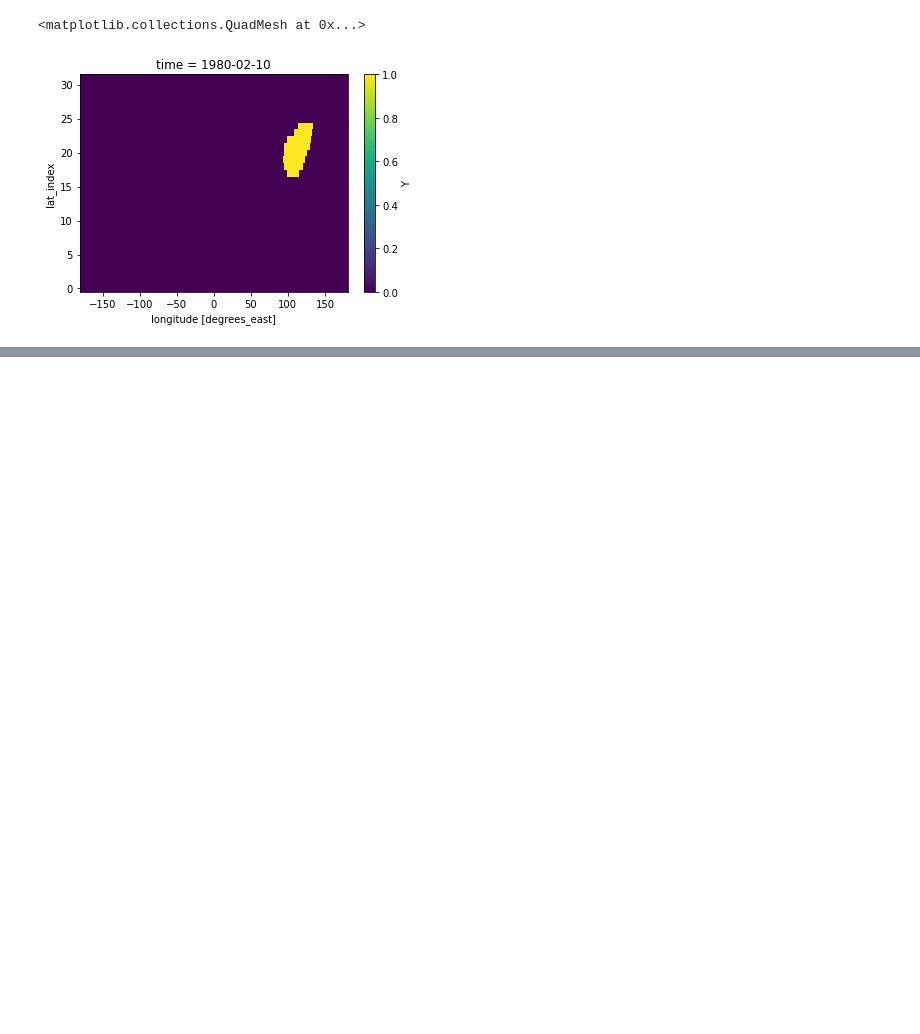
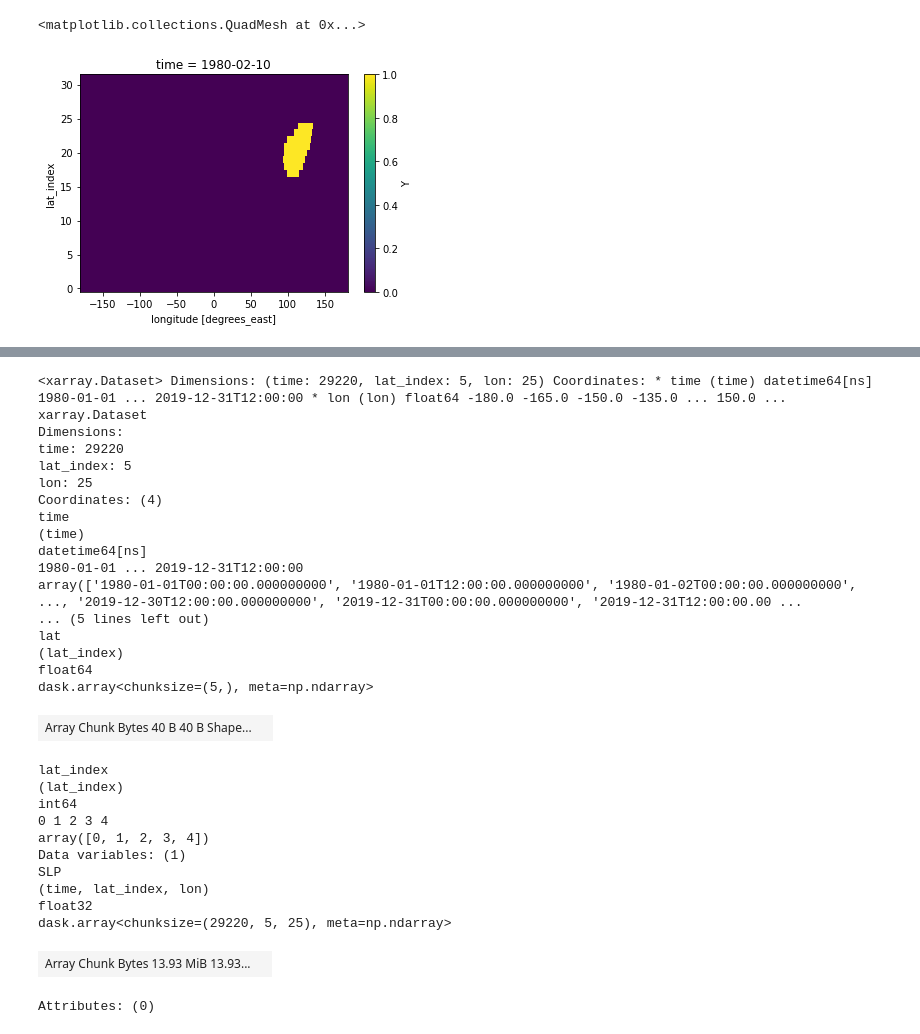
Before and after one commit to rlbaiman/AntarcticAR_ML, a Jupyter notebook: Make_Y_data/Make_CNN_Y_data.ipynb, the cells around one changed output, grey strips where cells are left out. Saved outputs shown, nothing was run; the diff lists cells and outputs as text; code cells hidden in the pictures; blank space fills up the shorter version.

```diff
--- a/Make_Y_data/Make_CNN_Y_data.ipynb
+++ b/Make_Y_data/Make_CNN_Y_data.ipynb
@@ -80,0 +164,34 @@ Y_data =
+# %%
+test = xr.open_mfdataset('/rc_scratch/reba1583/variable_yr_files4/SLP')
+test
+# %% [output]
+<xarray.Dataset> Dimensions: (time: 29220, lat_index: 5, lon: 25) Coordinates: * time (time) datetime64[ns] 1980-01-01 ... 2019-12-31T12:00:00 * lon (lon) float64 -180.0 -165.0 -150.0 -135.0 ... 150.0 ...
+xarray.Dataset
+Dimensions:
+time: 29220
+lat_index: 5
+lon: 25
+Coordinates: (4)
+time
+(time)
+datetime64[ns]
+1980-01-01 ... 2019-12-31T12:00:00
+array(['1980-01-01T00:00:00.000000000', '1980-01-01T12:00:00.000000000', '1980-01-02T00:00:00.000000000', ..., '2019-12-30T12:00:00.000000000', '2019-12-31T00:00:00.000000000', '2019-12-31T12:00:00.00 ...
+... (5 lines left out)
+lat
+(lat_index)
+float64
+dask.array<chunksize=(5,), meta=np.ndarray>
+| Array Chunk Bytes 40 B 40 B Shape... |  |
+lat_index
+(lat_index)
+int64
+0 1 2 3 4
+array([0, 1, 2, 3, 4])
+Data variables: (1)
+SLP
+(time, lat_index, lon)
+float32
+dask.array<chunksize=(29220, 5, 25), meta=np.ndarray>
+| Array Chunk Bytes 13.93 MiB 13.93... |  |
+Attributes: (0)
```
Also changed, not shown: parts of 15 cells of this notebook, 7 other files.
